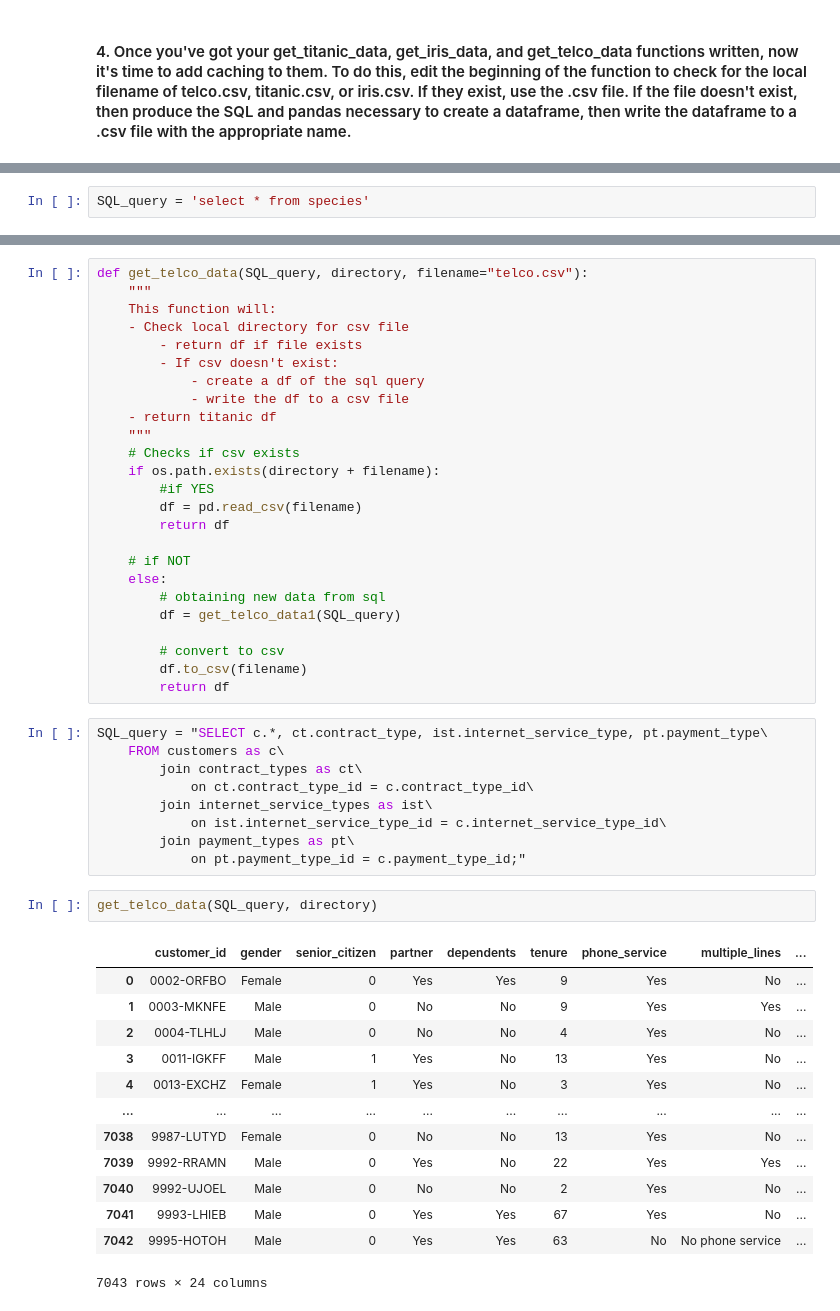
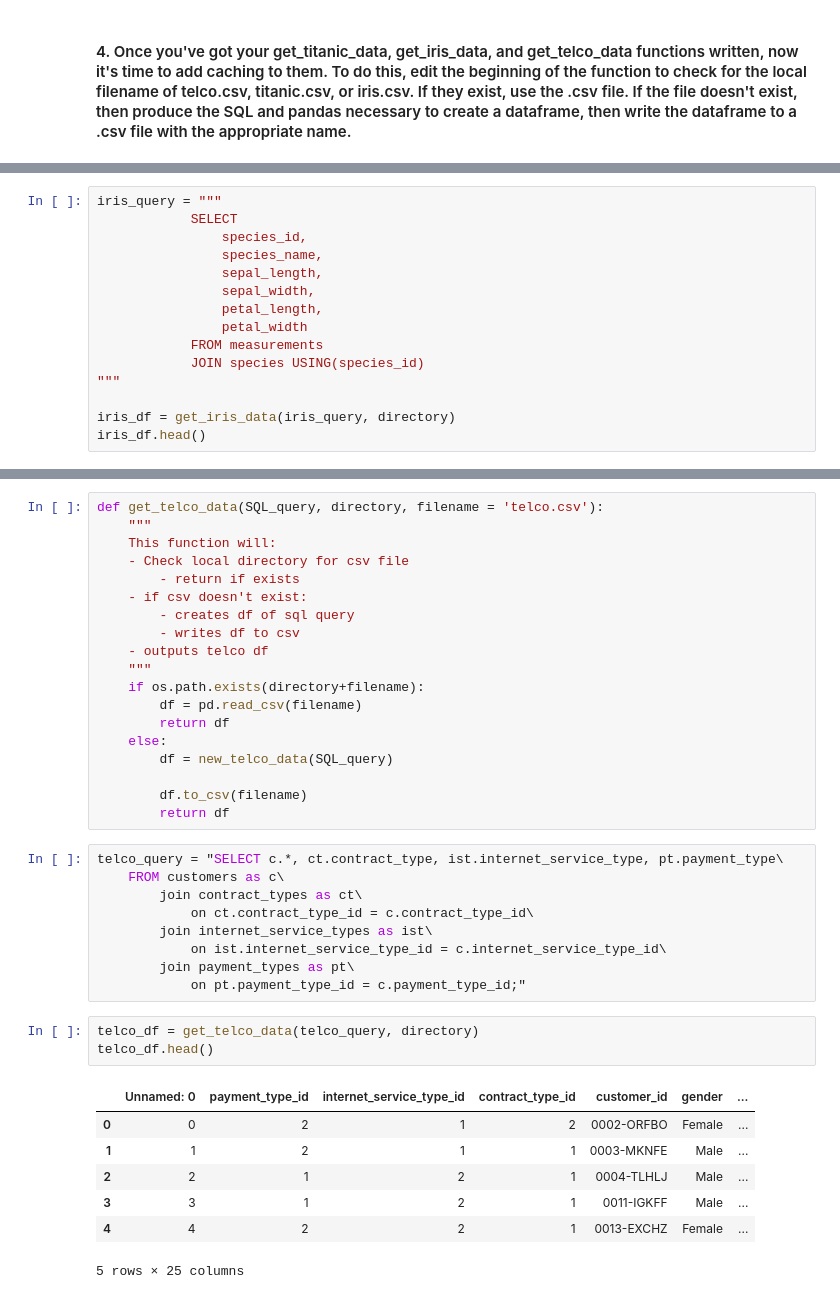
Before and after one commit to Segura-Jorge/classification-exercises, a Jupyter notebook: acquire.ipynb, the cells around one changed output, grey strips where cells are left out. Saved outputs shown, nothing was run; the diff lists cells and outputs as text.

```diff
--- a/acquire.ipynb
+++ b/acquire.ipynb
@@ -422,4 +462,17 @@ def get_iris_data(SQL_query, directory, filename="iris.csv"):
         df.to_csv(filename)
         return df
 # %%
-SQL_query = 'select * from species'
+iris_query = """
+            SELECT
+                species_id,
+                species_name,
+                sepal_length,
+                sepal_width,
+                petal_length,
+                petal_width
+            FROM measurements
+            JOIN species USING(species_id)
+"""
+
+iris_df = get_iris_data(iris_query, directory)
+iris_df.head()
@@ -433,30 +495,24 @@ get_iris_data(SQL_query, directory)
 # %%
-def get_telco_data(SQL_query, directory, filename="telco.csv"):
+def get_telco_data(SQL_query, directory, filename = 'telco.csv'):
     """
     This function will:
     - Check local directory for csv file
-        - return df if file exists
-        - If csv doesn't exist:
-            - create a df of the sql query
-            - write the df to a csv file
-    - return titanic df
+        - return if exists
+    - if csv doesn't exist:
+        - creates df of sql query
+        - writes df to csv
+    - outputs telco df
     """
-    # Checks if csv exists
-    if os.path.exists(directory + filename):
-        #if YES
+    if os.path.exists(directory+filename):
         df = pd.read_csv(filename)
         return df
+    else:
+        df = new_telco_data(SQL_query)
 
-    # if NOT
-    else:
-        # obtaining new data from sql
-        df = get_telco_data1(SQL_query)
-
-        # convert to csv
         df.to_csv(filename)
         return df
 # %%
-SQL_query = "SELECT c.*, ct.contract_type, ist.internet_service_type, pt.payment_type\
+telco_query = "SELECT c.*, ct.contract_type, ist.internet_service_type, pt.payment_type\
     FROM customers as c\
         join contract_types as ct\
             on ct.contract_type_id = c.contract_type_id\
@@ -465,18 +521,13 @@ SQL_query = "SELECT c.*, ct.contract_type, ist.internet_service_type, pt.payment
         join payment_types as pt\
             on pt.payment_type_id = c.payment_type_id;"
 # %%
-get_telco_data(SQL_query, directory)
+telco_df = get_telco_data(telco_query, directory)
+telco_df.head()
 # %% [output]
-|  | customer_id | gender | senior_citizen | partner | dependents | tenure | phone_service | multiple_lines | ... |
-| 0 | 0002-ORFBO | Female | 0 | Yes | Yes | 9 | Yes | No | ... |
-| 1 | 0003-MKNFE | Male | 0 | No | No | 9 | Yes | Yes | ... |
-| 2 | 0004-TLHLJ | Male | 0 | No | No | 4 | Yes | No | ... |
-| 3 | 0011-IGKFF | Male | 1 | Yes | No | 13 | Yes | No | ... |
-| 4 | 0013-EXCHZ | Female | 1 | Yes | No | 3 | Yes | No | ... |
-| ... | ... | ... | ... | ... | ... | ... | ... | ... | ... |
-| 7038 | 9987-LUTYD | Female | 0 | No | No | 13 | Yes | No | ... |
-| 7039 | 9992-RRAMN | Male | 0 | Yes | No | 22 | Yes | Yes | ... |
-| 7040 | 9992-UJOEL | Male | 0 | No | No | 2 | Yes | No | ... |
-| 7041 | 9993-LHIEB | Male | 0 | Yes | Yes | 67 | Yes | No | ... |
-| 7042 | 9995-HOTOH | Male | 0 | Yes | Yes | 63 | No | No phone service | ... |
+|  | Unnamed: 0 | payment_type_id | internet_service_type_id | contract_type_id | customer_id | gender | ... |
+| 0 | 0 | 2 | 1 | 2 | 0002-ORFBO | Female | ... |
+| 1 | 1 | 2 | 1 | 1 | 0003-MKNFE | Male | ... |
+| 2 | 2 | 1 | 2 | 1 | 0004-TLHLJ | Male | ... |
+| 3 | 3 | 1 | 2 | 1 | 0011-IGKFF | Male | ... |
+| 4 | 4 | 2 | 2 | 1 | 0013-EXCHZ | Female | ... |
-7043 rows × 24 columns
+5 rows × 25 columns
```
Also changed, not shown: parts of 27 cells of this notebook, 2 other files.
